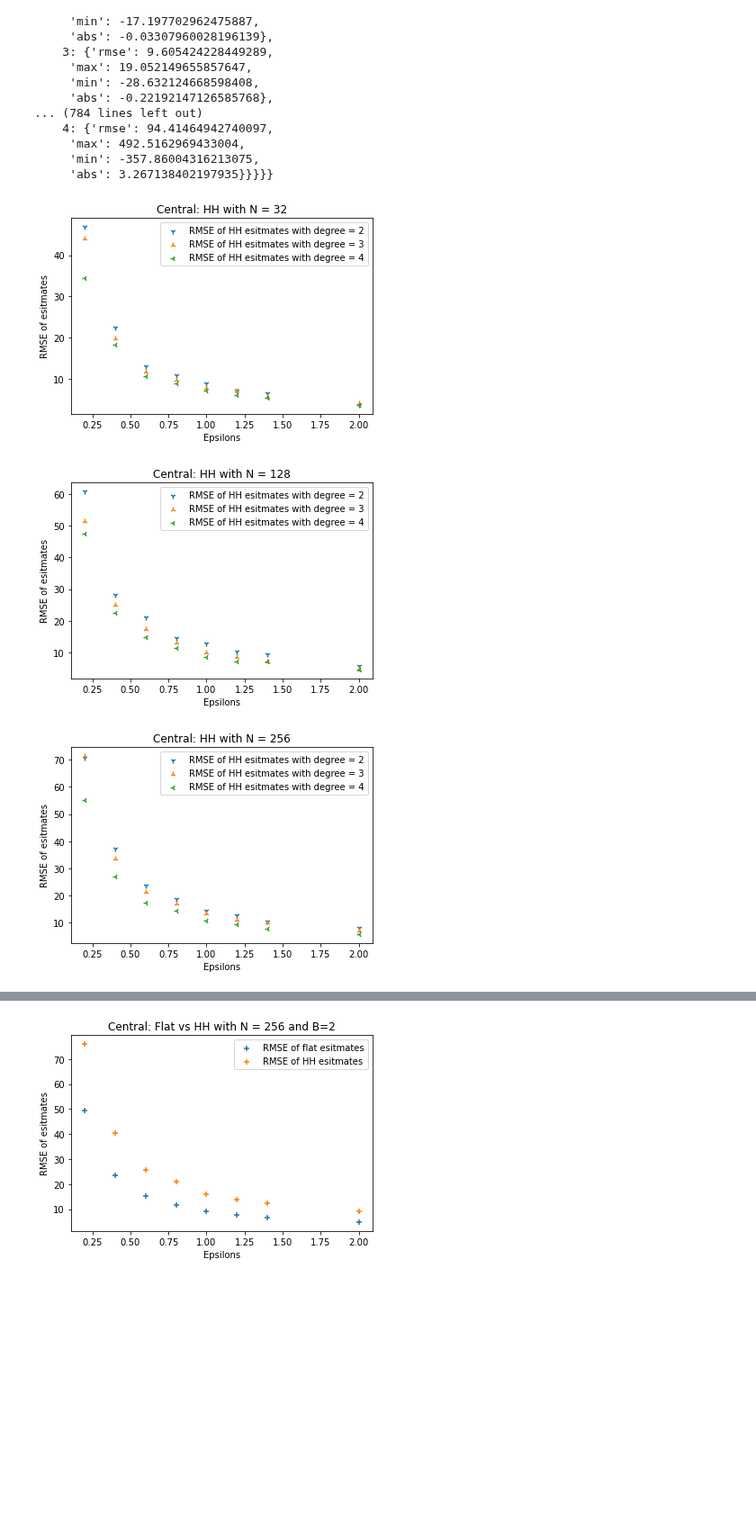
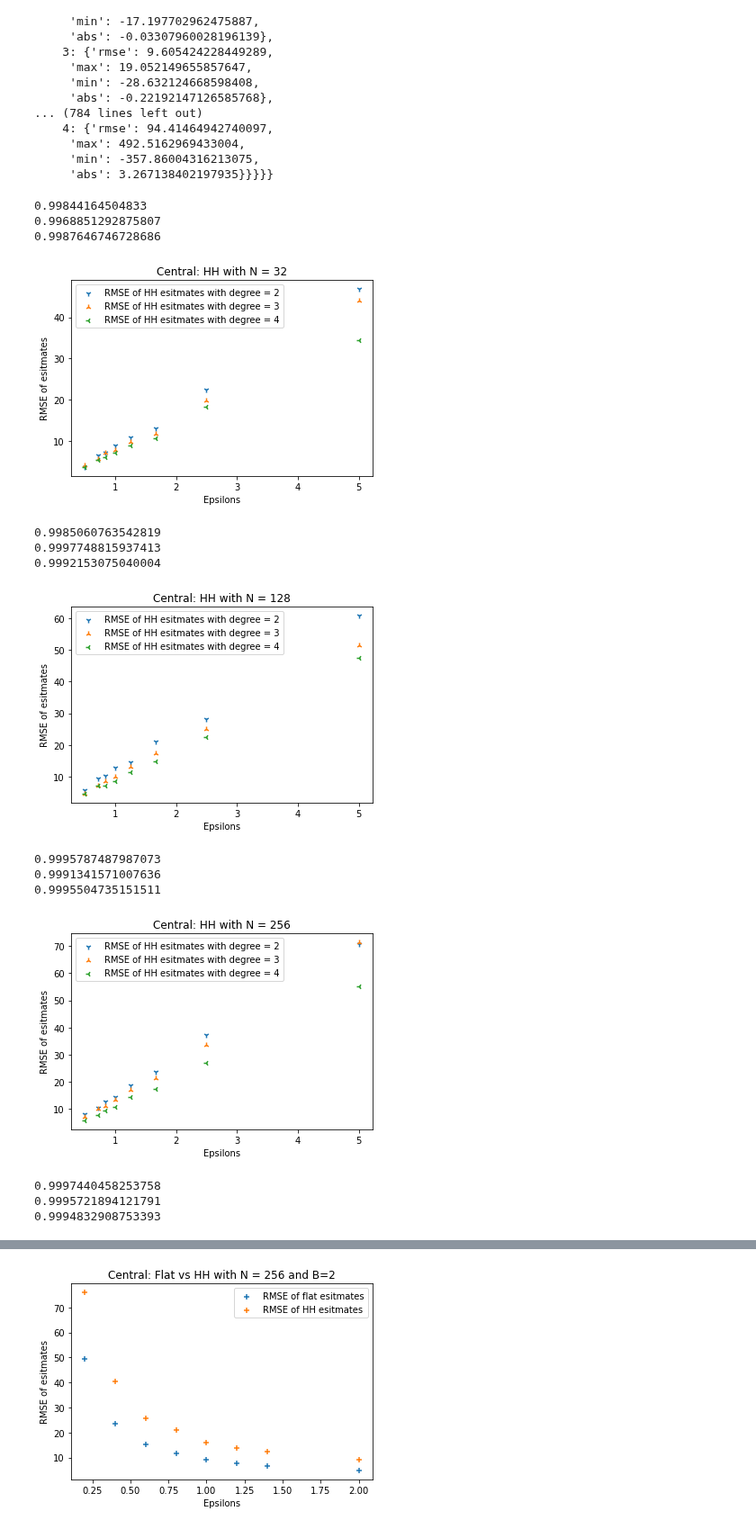
Before and after one commit to j-friis/Bachelors-Thesis, a Jupyter notebook: src/analysis_cen_hh_vs_flat.ipynb, the cells around one changed output, grey strips where cells are left out. Shown at 90% size. Saved outputs shown, nothing was run; the diff lists cells and outputs as text; code cells hidden in the pictures; blank space fills up the shorter version.

```diff
--- a/src/analysis_cen_hh_vs_flat.ipynb
+++ b/src/analysis_cen_hh_vs_flat.ipynb
@@ -346,39 +346,77 @@ def flat_better_plots(epsilons, n, degrees, flat_error_dict, path):
             #plt.hlines(np.mean(correct_answear),line_range[0],line_range[1])
 
             #plt.savefig(plot_name,dpi=300,bbox_inches='tight')
             rmse = flat_error_dict[e][N]['flat']['rmse']
             rmse_flat.append(rmse)
             #plt.scatter(e, rmse, marker = '+', label=f"RMSE of flat esitmates with \u03B5 = {e}")
 
             for idx, degree in enumerate(flat_error_dict[e][N]['hh']):
                 #print(flat_error_dict[e][N]['hh'][degree]['rmse'])
                 rmse = flat_error_dict[e][N]['hh'][degree]['rmse']
                 if degree == 2:
                     rmse_degree2.append(rmse)
                 if degree == 3:
                     rmse_degree3.append(rmse)
                 if degree == 4:
                     rmse_degree4.append(rmse)
 
-                #plt.scatter(e, rmse, marker = 'o', label=f"RMSE of HH esitmates with degree = {degree} and \u03B5 = {e}")
-        #plt.scatter(epsilons, rmse_flat, marker = '+', label=f"RMSE of flat esitmates")
-        plt.scatter(epsilons, rmse_degree2, marker = '1', label=f"RMSE of HH esitmates with degree = {2}")
-        plt.scatter(epsilons, rmse_degree3, marker = '2', label=f"RMSE of HH esitmates with degree = {3}")
-        plt.scatter(epsilons, rmse_degree4, marker = '3', label=f"RMSE of HH esitmates with degree = {4}")
+        xs = 1/epsilons
+        ys1 = rmse_degree2
+        ys2 = rmse_degree3
+        ys3 = rmse_degree4
+
+        mn=np.min(xs)
+        mx=np.max(xs)
+        x_lin_space = np.linspace(mn,mx,500)
+        gradient, intercept, r_value, p_value, std_err = stats.linregress(xs,ys1)
+        y1=gradient*x_lin_space+intercept
+        print(r_value)
+        #plt.plot(x,y,'ob')
+        #plt.plot(x_lin_space,y1,'--')
+
+
+
+        gradient, intercept, r_value, p_value, std_err = stats.linregress(xs,ys2)
+        y2=gradient*x_lin_space+intercept
+        print(r_value)
+        #plt.plot(x,y,'ob')
+        #plt.plot(x_lin_space,y2,'--')
+
+        gradient, intercept, r_value, p_value, std_err = stats.linregress(xs,ys3)
+        y3=gradient*x_lin_space+intercept
+        print(r_value)
+        #plt.plot(x,y,'ob')
+        #plt.plot(x_lin_space,y3,'--')
+
+        plt.scatter(1/epsilons, rmse_degree2, marker = '1', label=f"RMSE of HH esitmates with degree = {2}")
+        plt.scatter(1/epsilons, rmse_degree3, marker = '2', label=f"RMSE of HH esitmates with degree = {3}")
+        plt.scatter(1/epsilons, rmse_degree4, marker = '3', label=f"RMSE of HH esitmates with degree = {4}")
 
         #plt.yscale('log')
 
         plt.legend()
         plt.xlabel('Epsilons')
         plt.ylabel('RMSE of esitmates')
         plt.title(f'Central: HH with N = {N}')
-        plt_name = f'hh_N={N}'
+        plt_name = f'hh_1_N={N}'
         plt.savefig(owd + path + plt_name, bbox_inches='tight')
         plt.show()
 
 path = '/plots/central/epsilon/'
 flat_better_plots(epsilons, n, degrees, flat_error_dict, path)
 # %% [output]
+0.99844164504833
+0.9968851292875807
+0.9987646746728686
-[figure, old version]
+[figure, new version]
+0.9985060763542819
+0.9997748815937413
+0.9992153075040004
-[figure, old version]
+[figure, new version]
+0.9995787487987073
+0.9991341571007636
+0.9995504735151511
-[figure, old version]
+[figure, new version]
+0.9997440458253758
+0.9995721894121791
+0.9994832908753393
```
Also changed, not shown: parts of 2 cells of this notebook, 19 other files.
